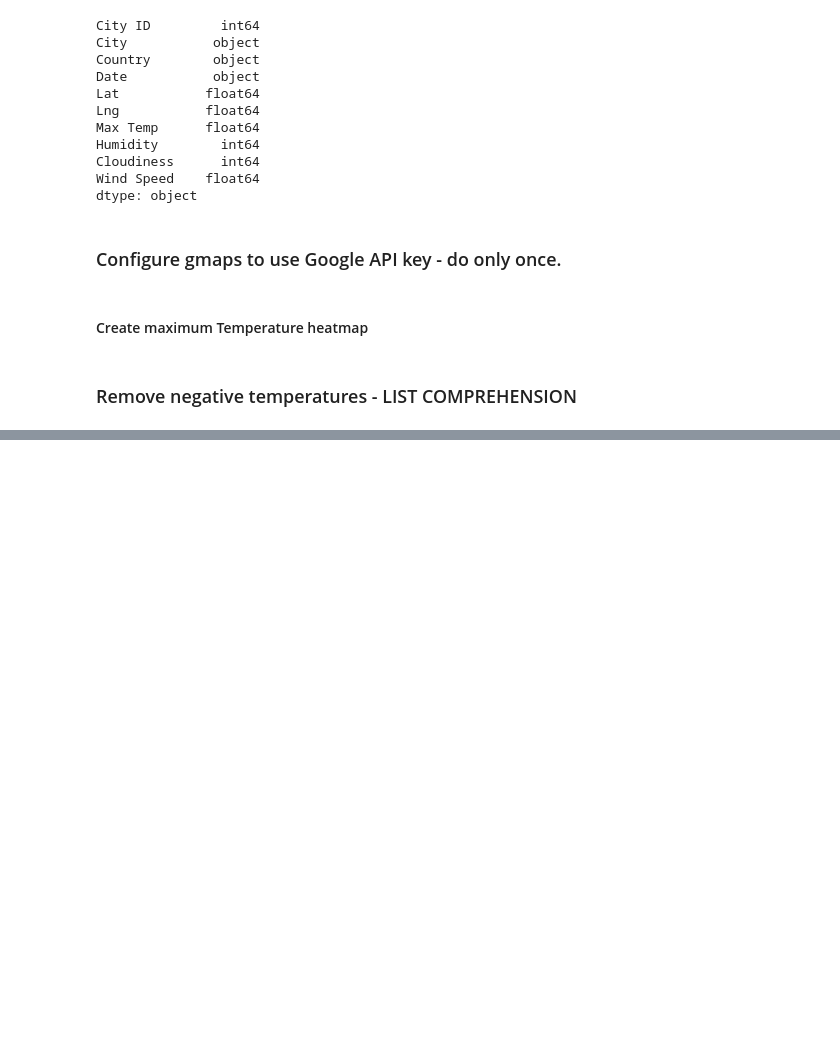
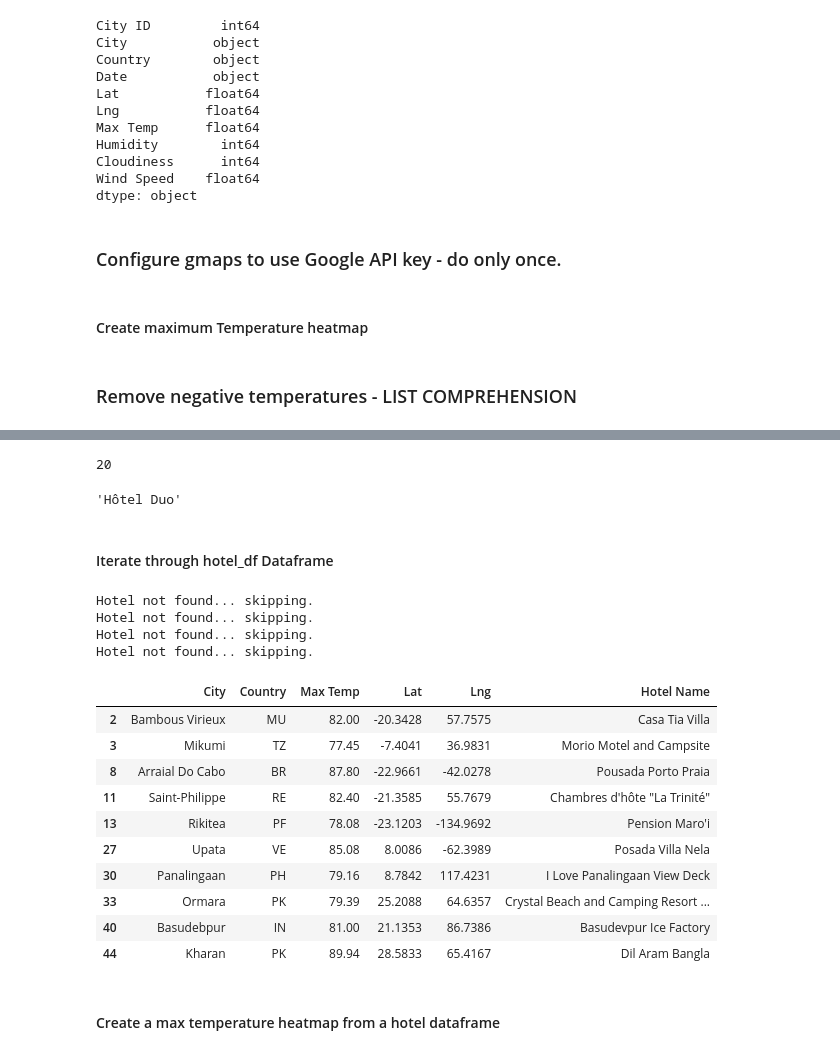
Before and after one commit to Khawlasidaoui/World_Weather_Analysis, a Jupyter notebook: VacationPy.ipynb, the cells around one changed output, grey strips where cells are left out. Saved outputs shown, nothing was run; the diff lists cells and outputs as text; code cells hidden in the pictures; blank space fills up the shorter version.

```diff
--- a/VacationPy.ipynb
+++ b/VacationPy.ipynb
@@ -82,0 +209,13 @@ widgets.IntSlider()
+# %%
+# Set the parameters to search for a hotel in Paris.
+params = {
+    "radius": 5000,
+    "types": "lodging",
+    "key": g_key,
+    "location": "48.8566, 2.3522"}
+# Use base URL to search for hotels in Paris.
+base_url = "https://maps.googleapis.com/maps/api/place/nearbysearch/json"
+# Make request and get the JSON data from the search.
+hotels = requests.get(base_url, params=params).json()
+
+hotels
@@ -82,0 +240,51 @@ widgets.IntSlider()
+# %%
+len(hotels['results'])
+# %% [output]
+20
+# %%
+hotels['results'][0]['name']
+# %% [output]
+'Hôtel Duo'
+# %% [markdown]
+#### Iterate through hotel_df Dataframe
+# %%
+# Iterate through the DataFrame.
+for index, row in hotel_df.iterrows():
+    # Get the latitude and longitude.
+    lat = row["Lat"]
+    lng = row["Lng"]
+
+    # Add the latitude and longitude to location key for the params dictionary.
+    params["location"] = f"{lat},{lng}"
+
+    # Use the search term: "lodging" and our latitude and longitude.
+    base_url = "https://maps.googleapis.com/maps/api/place/nearbysearch/json"
+    # Make request and get the JSON data from the search.
+    hotels = requests.get(base_url, params=params).json()
+    # Grab the first hotel from the results and store the name.
+    # Grab the first hotel from the results and store the name.
+    try:
+        hotel_df.loc[index, "Hotel Name"] = hotels["results"][0]["name"]
+    except (IndexError):
+        print("Hotel not found... skipping.")
+# %% [output]
+Hotel not found... skipping.
+Hotel not found... skipping.
+Hotel not found... skipping.
+Hotel not found... skipping.
+# %%
+hotel_df.head(10)
+# %% [output]
+|  | City | Country | Max Temp | Lat | Lng | Hotel Name |
+| 2 | Bambous Virieux | MU | 82.00 | -20.3428 | 57.7575 | Casa Tia Villa |
+| 3 | Mikumi | TZ | 77.45 | -7.4041 | 36.9831 | Morio Motel and Campsite |
+| 8 | Arraial Do Cabo | BR | 87.80 | -22.9661 | -42.0278 | Pousada Porto Praia |
+| 11 | Saint-Philippe | RE | 82.40 | -21.3585 | 55.7679 | Chambres d'hôte "La Trinité" |
+| 13 | Rikitea | PF | 78.08 | -23.1203 | -134.9692 | Pension Maro'i |
+| 27 | Upata | VE | 85.08 | 8.0086 | -62.3989 | Posada Villa Nela |
+| 30 | Panalingaan | PH | 79.16 | 8.7842 | 117.4231 | I Love Panalingaan View Deck |
+| 33 | Ormara | PK | 79.39 | 25.2088 | 64.6357 | Crystal Beach and Camping Resort ... |
+| 40 | Basudebpur | IN | 81.00 | 21.1353 | 86.7386 | Basudevpur Ice Factory |
+| 44 | Kharan | PK | 89.94 | 28.5833 | 65.4167 | Dil Aram Bangla |
+# %% [markdown]
+#### Create a max temperature heatmap from a hotel dataframe
```
Also changed, not shown: parts of 26 cells of this notebook, 6 other files.
